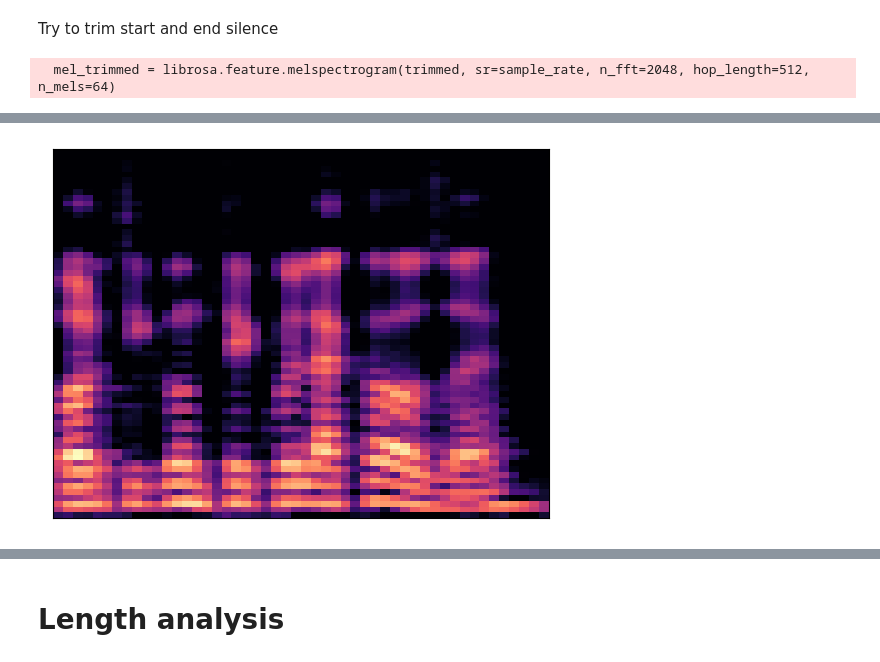
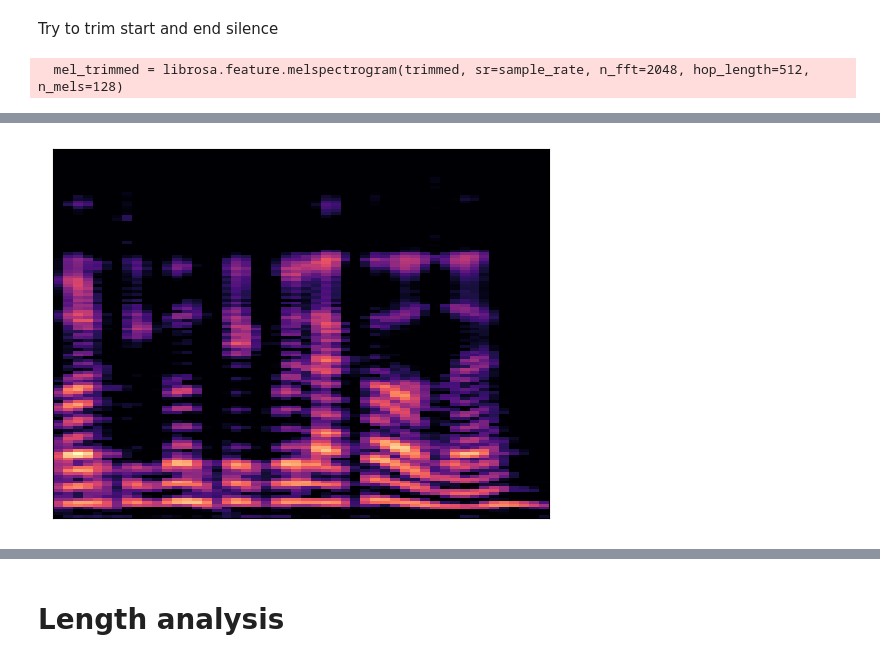
Before and after one commit to LIMUNIMI/thesis_adversarial_ml_audio, a Jupyter notebook: datasets_preprocessing.ipynb, the cells around one changed output, grey strips where cells are left out. Drawn from its saved outputs; the diff is of its cells as text; code cells hidden in the pictures.

```diff
--- a/datasets_preprocessing.ipynb
+++ b/datasets_preprocessing.ipynb
@@ -126,11 +126,11 @@ librosa.display.specshow(log_mel_sgram, sr=sample_rate)
 Try to trim start and end silence
 # %%
 trimmed = librosa.effects.trim(samples, top_db=30, frame_length=512, hop_length=64)[0]
-mel_trimmed = librosa.feature.melspectrogram(trimmed, sr=sample_rate, n_fft=2048, hop_length=512, n_mels=64)
+mel_trimmed = librosa.feature.melspectrogram(trimmed, sr=sample_rate, n_fft=2048, hop_length=512, n_mels=128)
 log_mel_trimmed = librosa.amplitude_to_db(mel_trimmed, ref=np.min)
 librosa.display.specshow(log_mel_trimmed, sr=sr)
 IPython.display.Audio(trimmed, rate=sr)
 # %% [output]
-  mel_trimmed = librosa.feature.melspectrogram(trimmed, sr=sample_rate, n_fft=2048, hop_length=512, n_mels=64)
+  mel_trimmed = librosa.feature.melspectrogram(trimmed, sr=sample_rate, n_fft=2048, hop_length=512, n_mels=128)
 [interactive output not drawn]
-[figure, old version]
+[figure, new version]
```
Also changed, not shown: parts of 33 cells of this notebook.
